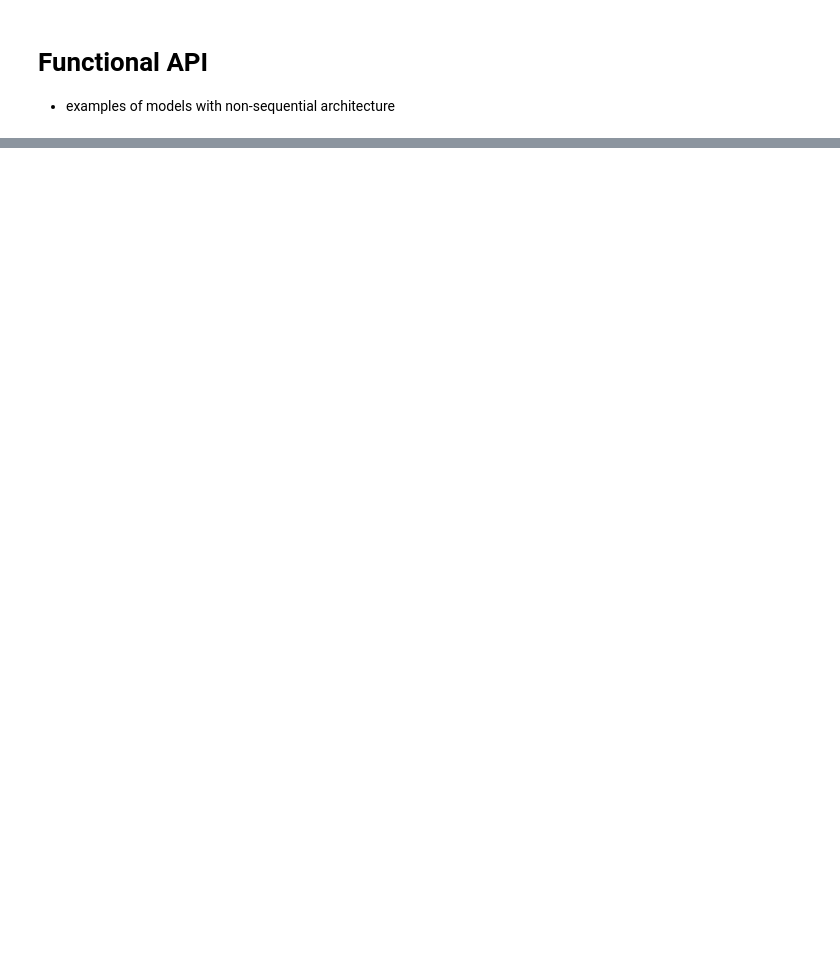
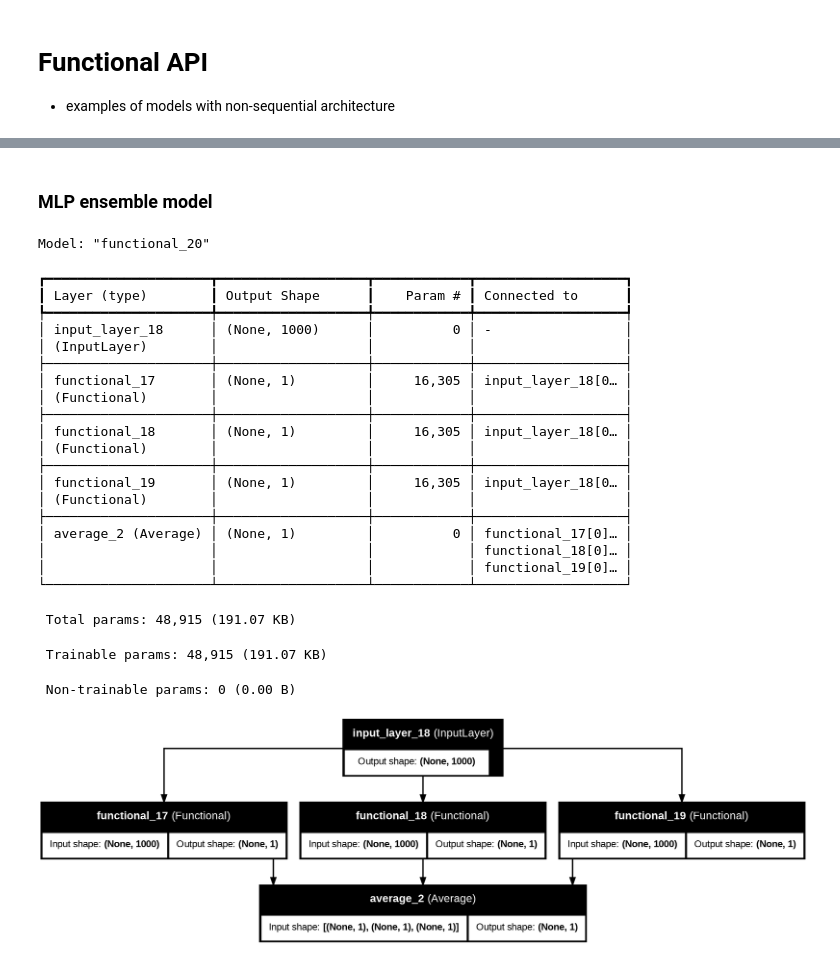
Before and after one commit to reitezuz/18NES2-2025, a Jupyter notebook: week_05/functional_model.ipynb, the cells around one changed output, grey strips where cells are left out. Cells and saved outputs as stored; diff of their text form; code cells hidden in the pictures; blank space fills up the shorter version.

```diff
--- a/week_05/functional_model.ipynb
+++ b/week_05/functional_model.ipynb
@@ -156,3 +244,63 @@ Model: "functional_28"
+# %% [markdown]
+### MLP ensemble model
+# %%
+def create_single_model(input_dim):
+   inputs = keras.Input(shape=(input_dim,))
+   x = keras.layers.Dense(16, activation='relu')(inputs)
+   x = keras.layers.Dropout(0.1)(x)
+   x = keras.layers.Dense(16, activation='relu')(x)
+   x = keras.layers.Dropout(0.1)(x)
+   outputs = keras.layers.Dense(1, activation='sigmoid')(x)
+   model = keras.Model(inputs, outputs)
+   return model
+
+ensemble_size=3
+
+# Common input layer
+input_layer = keras.Input(shape=(1000,))
+
+# Generate submodels dynamically
+submodels = [create_single_model(1000) for _ in range(ensemble_size)]
+
+# Collect their outputs
+outputs = [m(input_layer) for m in submodels]
+
+# Average the outputs
+averaged_output = keras.layers.Average()(outputs)
+
+# Final ensemble model
+model = keras.Model(inputs=input_layer, outputs=averaged_output)
+
+model.summary()
+
+keras.utils.plot_model(model, to_file="ensemble_model.png", show_shapes=True, show_layer_names=True)
+from IPython.display import Image, display
+display(Image(filename="ensemble_model.png", width=800))
+# %% [output]
+Model: "functional_20"
+┏━━━━━━━━━━━━━━━━━━━━━┳━━━━━━━━━━━━━━━━━━━┳━━━━━━━━━━━━┳━━━━━━━━━━━━━━━━━━━┓
+┃ Layer (type)        ┃ Output Shape      ┃    Param # ┃ Connected to      ┃
+┡━━━━━━━━━━━━━━━━━━━━━╇━━━━━━━━━━━━━━━━━━━╇━━━━━━━━━━━━╇━━━━━━━━━━━━━━━━━━━┩
+│ input_layer_18      │ (None, 1000)      │          0 │ -                 │
+│ (InputLayer)        │                   │            │                   │
+├─────────────────────┼───────────────────┼────────────┼───────────────────┤
+│ functional_17       │ (None, 1)         │     16,305 │ input_layer_18[0… │
+│ (Functional)        │                   │            │                   │
+├─────────────────────┼───────────────────┼────────────┼───────────────────┤
+│ functional_18       │ (None, 1)         │     16,305 │ input_layer_18[0… │
+│ (Functional)        │                   │            │                   │
+├─────────────────────┼───────────────────┼────────────┼───────────────────┤
+│ functional_19       │ (None, 1)         │     16,305 │ input_layer_18[0… │
+│ (Functional)        │                   │            │                   │
+├─────────────────────┼───────────────────┼────────────┼───────────────────┤
+│ average_2 (Average) │ (None, 1)         │          0 │ functional_17[0]… │
+│                     │                   │            │ functional_18[0]… │
+│                     │                   │            │ functional_19[0]… │
+└─────────────────────┴───────────────────┴────────────┴───────────────────┘
+ Total params: 48,915 (191.07 KB)
+ Trainable params: 48,915 (191.07 KB)
+ Non-trainable params: 0 (0.00 B)
+[figure, added]
 # %%
 # CNN ensemble model
 import keras
```
Also changed, not shown: parts of 13 cells of this notebook.
